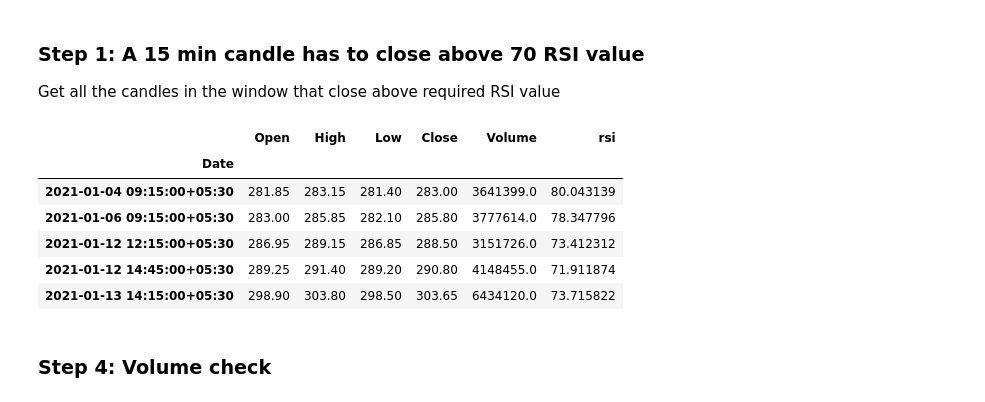
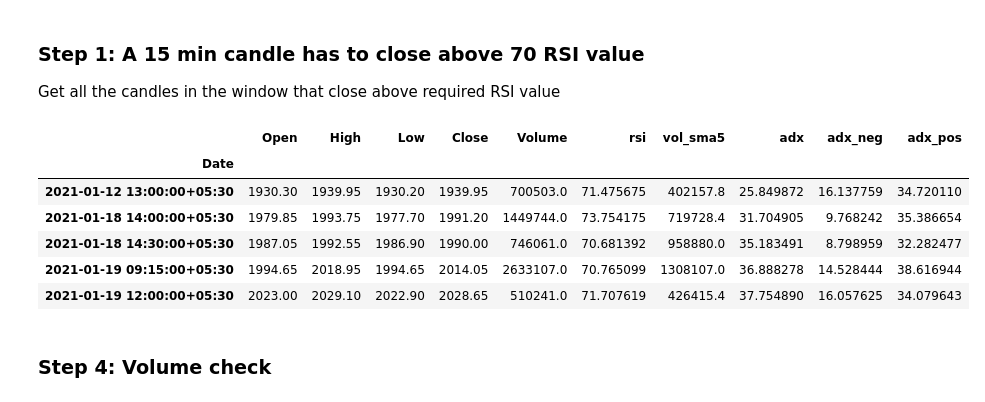
Before and after one commit to hbbtekademy/algo-trading, a Jupyter notebook: python/notebooks/strategies/rsi_strategy/RSIStrategy.ipynb, the cells around one changed output. Saved outputs shown, nothing was run; the diff lists cells and outputs as text; code cells hidden in the pictures.

```diff
--- a/python/notebooks/strategies/rsi_strategy/RSIStrategy.ipynb
+++ b/python/notebooks/strategies/rsi_strategy/RSIStrategy.ipynb
@@ -85,10 +277,22 @@ def get_hourly_rsi(df_15min, index):
 # %% [markdown]
 ## Load 15 min and 60 min stock data and calculate RSI
 # %%
-file_15min = '/content/SBIN-HIST.csv'
+file_15min = '/content/RELIANCE-HIST.csv'
 
 df_15min = pd.read_csv(file_15min, parse_dates=['Date'], index_col=['Date'])
+
+# Add RSI
 rsi = RSIIndicator(df_15min['Close']).rsi()
 df_15min = df_15min.assign(rsi=rsi.values)
-df_15min.tail()
+
+# Add Vol SMA 5
+vol_sma5 = df_15min['Volume'].rolling(5).mean()
+df_15min = df_15min.assign(vol_sma5=vol_sma5.values)
+
+# Add ADX
+ADX = ADXIndicator(high=df_15min['High'], low=df_15min['Low'], close=df_15min['Close'])
+df_15min = df_15min.assign(adx=ADX.adx().values)
+df_15min = df_15min.assign(adx_neg=ADX.adx_neg().values)
+df_15min = df_15min.assign(adx_pos=ADX.adx_pos().values)
+df_15min.head(50)
 # %% [output]
@@ -119,35 +343,35 @@ Get all the candles in the window that close above required RSI value
 # %%
 curr_window_df = df_15min[window_start:window_end]
 
 rsi_filter = (curr_window_df['rsi'] > rsi_15min)
 df = curr_window_df[rsi_filter]
 
 bullish_filter = (df['Close'] > df['Open'])
 df = df[bullish_filter]
 
-temp_df = pd.DataFrame(columns=['Open','High','Low','Close','Volume','rsi'])
+temp_df = pd.DataFrame(columns=df_15min.columns)
 temp_df.index.name = 'Date'
 back_candles_df = pd.DataFrame()
 
 for index, row in df.iterrows():
-  back_candles_df = helpers.get_previous_candles(curr_window_df, index, 1)
-  prev_rsi = 0
-  if (back_candles_df.shape[0] != 0):
-    prev_rsi = back_candles_df.iloc[0]['rsi']
+    back_candles_df = get_previous_candles(curr_window_df, index, 1)
+    prev_rsi = 0
+    if (back_candles_df.shape[0] != 0):
+        prev_rsi = back_candles_df.iloc[0]['rsi']
 
-  if (prev_rsi < 70):
-    temp_df.loc[index] = row
+    if (prev_rsi < 70):
+        temp_df.loc[index] = row
 
-df = temp_df[['Open','High','Low','Close','Volume','rsi']]
+df = temp_df[df_15min.columns]
 df.head()
 # %% [output]
-|  | Open | High | Low | Close | Volume | rsi |
-| Date |  |  |  |  |  |  |
-| 2021-01-04 09:15:00+05:30 | 281.85 | 283.15 | 281.40 | 283.00 | 3641399.0 | 80.043139 |
-| 2021-01-06 09:15:00+05:30 | 283.00 | 285.85 | 282.10 | 285.80 | 3777614.0 | 78.347796 |
-| 2021-01-12 12:15:00+05:30 | 286.95 | 289.15 | 286.85 | 288.50 | 3151726.0 | 73.412312 |
-| 2021-01-12 14:45:00+05:30 | 289.25 | 291.40 | 289.20 | 290.80 | 4148455.0 | 71.911874 |
-| 2021-01-13 14:15:00+05:30 | 298.90 | 303.80 | 298.50 | 303.65 | 6434120.0 | 73.715822 |
+|  | Open | High | Low | Close | Volume | rsi | vol_sma5 | adx | adx_neg | adx_pos |
+| Date |  |  |  |  |  |  |  |  |  |  |
+| 2021-01-12 13:00:00+05:30 | 1930.30 | 1939.95 | 1930.20 | 1939.95 | 700503.0 | 71.475675 | 402157.8 | 25.849872 | 16.137759 | 34.720110 |
+| 2021-01-18 14:00:00+05:30 | 1979.85 | 1993.75 | 1977.70 | 1991.20 | 1449744.0 | 73.754175 | 719728.4 | 31.704905 | 9.768242 | 35.386654 |
+| 2021-01-18 14:30:00+05:30 | 1987.05 | 1992.55 | 1986.90 | 1990.00 | 746061.0 | 70.681392 | 958880.0 | 35.183491 | 8.798959 | 32.282477 |
+| 2021-01-19 09:15:00+05:30 | 1994.65 | 2018.95 | 1994.65 | 2014.05 | 2633107.0 | 70.765099 | 1308107.0 | 36.888278 | 14.528444 | 38.616944 |
+| 2021-01-19 12:00:00+05:30 | 2023.00 | 2029.10 | 2022.90 | 2028.65 | 510241.0 | 71.707619 | 426415.4 | 37.754890 | 16.057625 | 34.079643 |
 # %% [markdown]
 
 ### Step 4: Volume check
```
Also changed, not shown: parts of 15 cells of this notebook.
